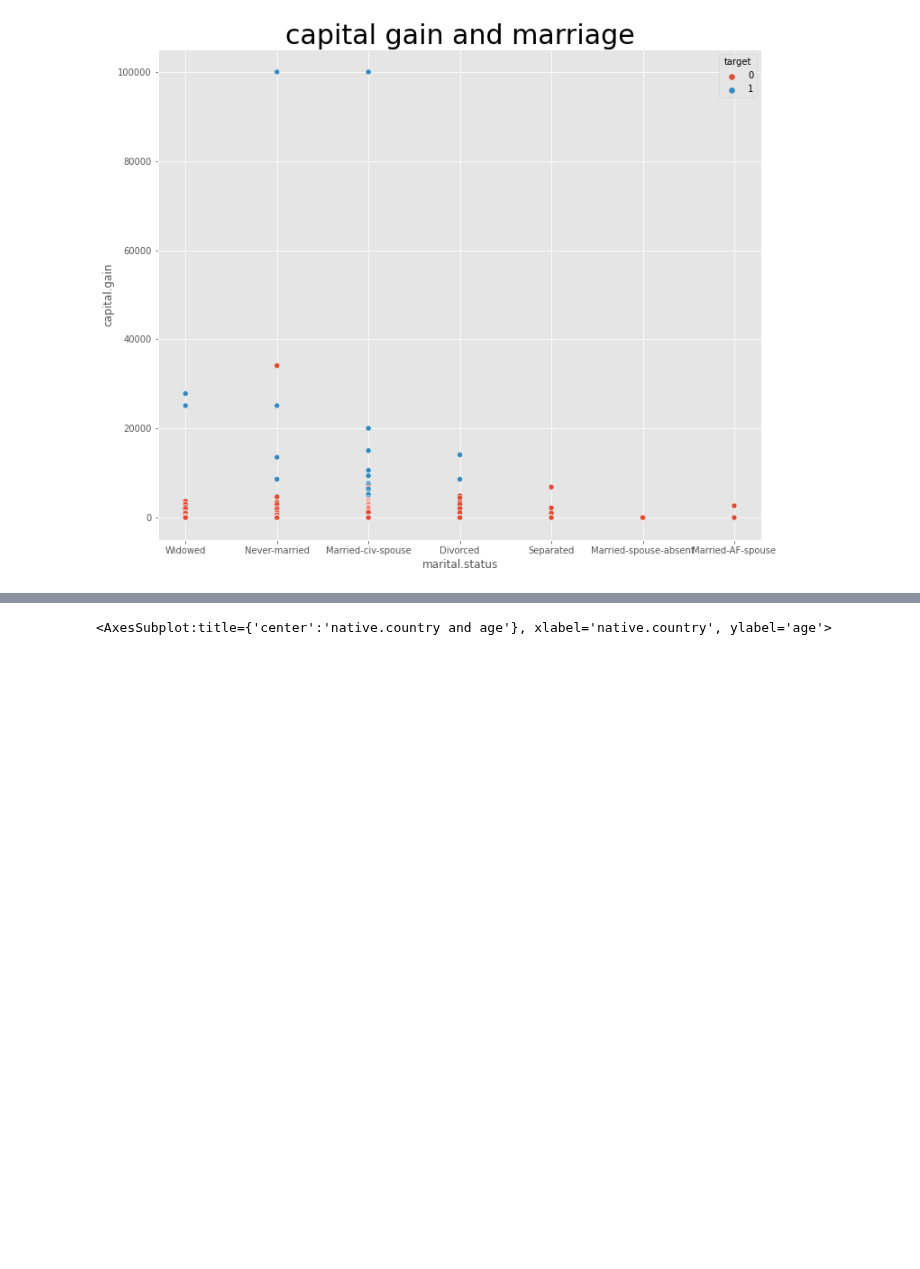
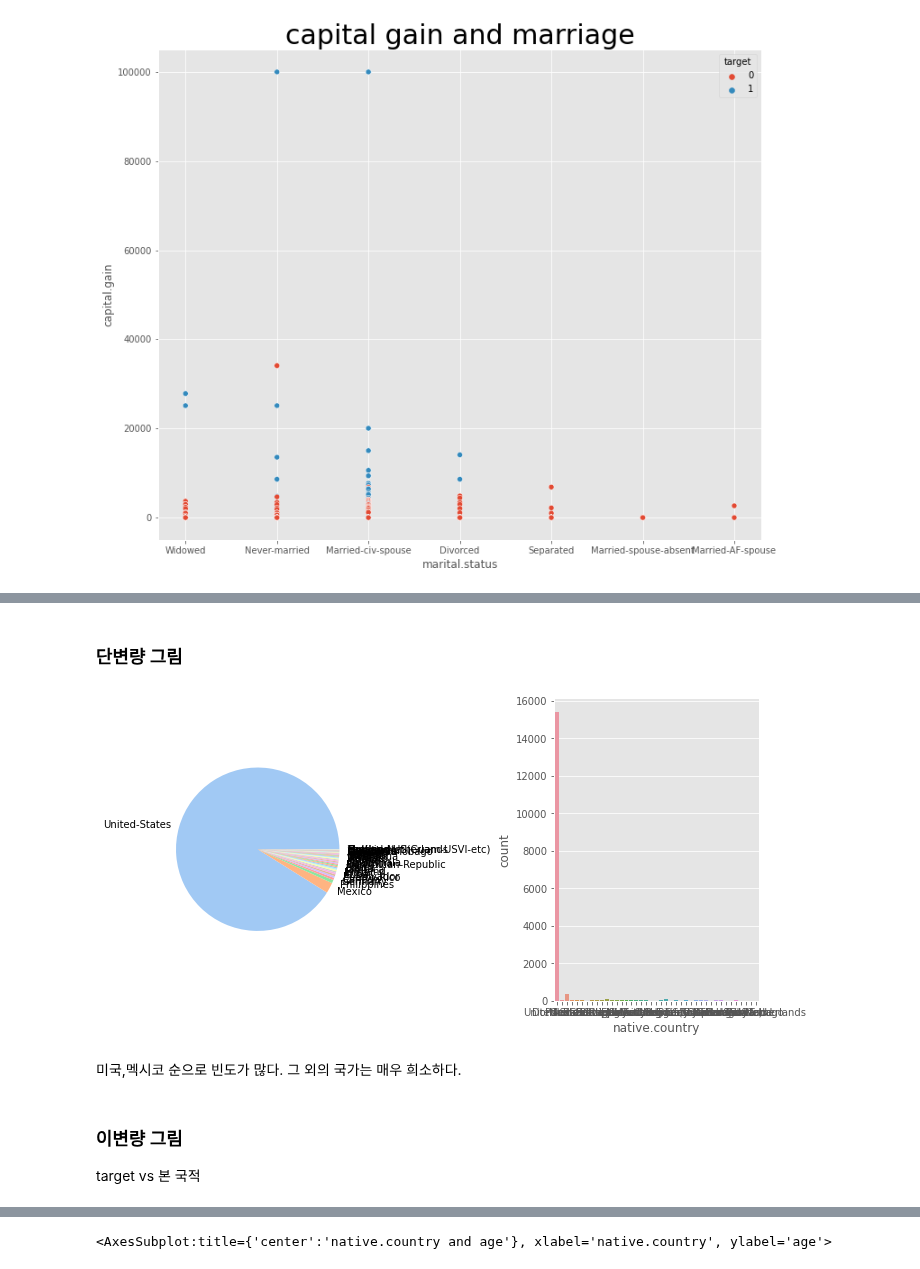
Before and after one commit to bub3690/dacon_study, a Jupyter notebook: income_prediction/EDA.ipynb, the cells around one changed output, grey strips where cells are left out. Drawn from its saved outputs; the diff is of its cells as text; code cells hidden in the pictures; blank space fills up the shorter version.

```diff
--- a/income_prediction/EDA.ipynb
+++ b/income_prediction/EDA.ipynb
@@ -331,0 +324,3 @@ train.describe()
+# %%
+native_country_table=train['native.country'].value_counts()
+native_country_table
@@ -331,0 +345,24 @@ train.describe()
+# %% [markdown]
+### 단변량 그림
+# %%
+colors = sns.color_palette('pastel')[0:42]
+#create pie chart
+plt.figure(figsize=(10,5))
+
+plt.subplot(1,2,1)
+plt.pie(train['native.country'].value_counts(),labels=native_country_table.index,colors=colors)
+plt.subplot(1,2,2)
+sns.countplot(data=train, x="native.country")
+
+
+#sns.countplot(data=train, x="native.country")
+plt.tight_layout()
+plt.show()
+# %% [output]
+[figure, added]
+# %% [markdown]
+미국,멕시코 순으로 빈도가 많다. 그 외의 국가는 매우 희소하다.
+# %% [markdown]
+### 이변량 그림
+
+target vs 본 국적
```
Also changed, not shown: parts of 28 cells of this notebook.
